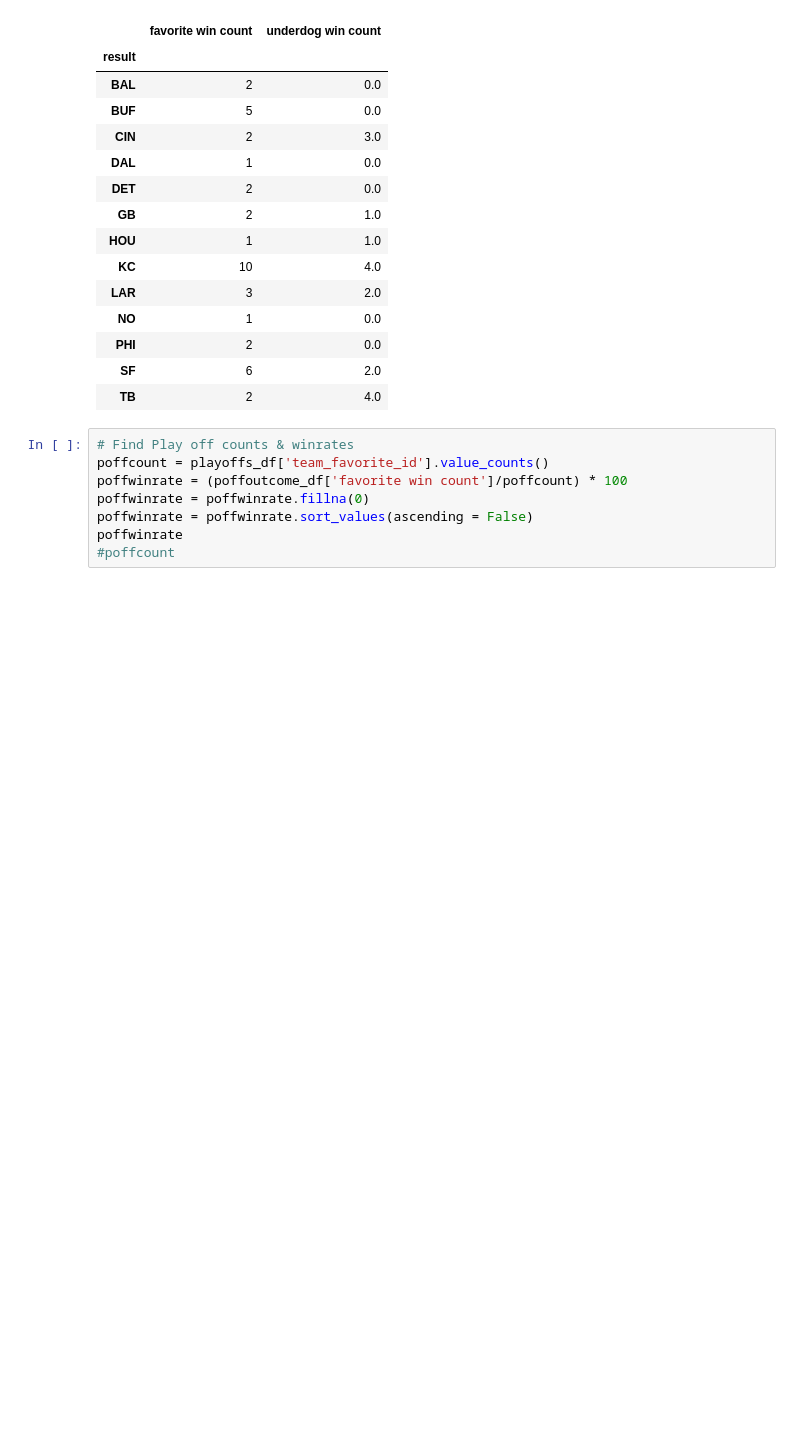
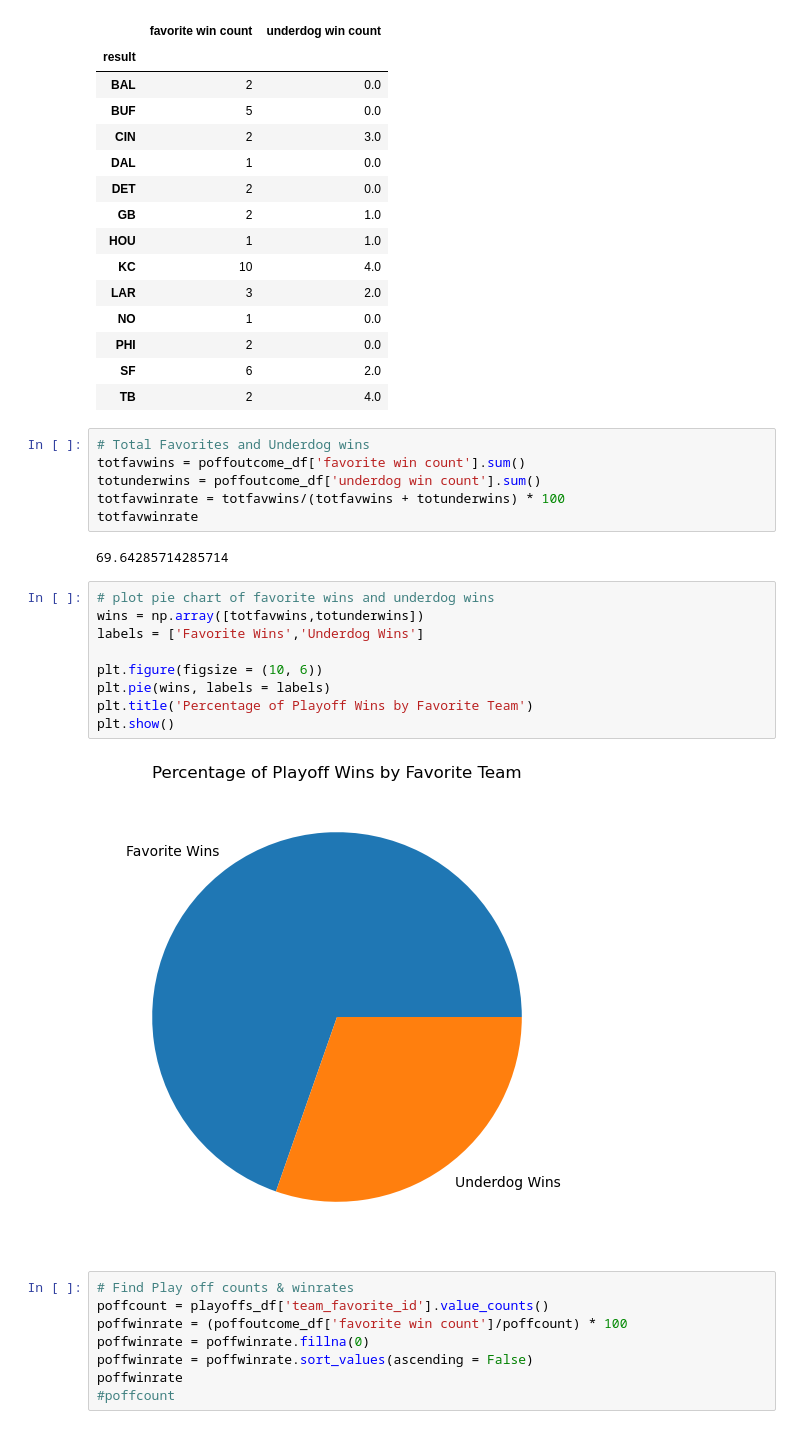
Before and after one commit to tarsian/Group_1-Project_1, a Jupyter notebook: NFL Betting/NFL_Playoff_Betting.ipynb, the cells around one changed output. Drawn from its saved outputs; the diff is of its cells as text; blank space fills up the shorter version.

```diff
--- a/NFL Betting/NFL_Playoff_Betting.ipynb
+++ b/NFL Betting/NFL_Playoff_Betting.ipynb
@@ -320,6 +320,25 @@ poffoutcome_df
 | PHI | 2 | 0.0 |
 | SF | 6 | 2.0 |
 | TB | 2 | 4.0 |
+# %%
+# Total Favorites and Underdog wins
+totfavwins = poffoutcome_df['favorite win count'].sum()
+totunderwins = poffoutcome_df['underdog win count'].sum()
+totfavwinrate = totfavwins/(totfavwins + totunderwins) * 100
+totfavwinrate
+# %% [output]
+69.64285714285714
+# %%
+# plot pie chart of favorite wins and underdog wins
+wins = np.array([totfavwins,totunderwins])
+labels = ['Favorite Wins','Underdog Wins']
+
+plt.figure(figsize = (10, 6))
+plt.pie(wins, labels = labels)
+plt.title('Percentage of Playoff Wins by Favorite Team')
+plt.show()
+# %% [output]
+[figure, added]
 # %%
 # Find Play off counts & winrates
 poffcount = playoffs_df['team_favorite_id'].value_counts()
```
Also changed, not shown: parts of 1 cell of this notebook.
